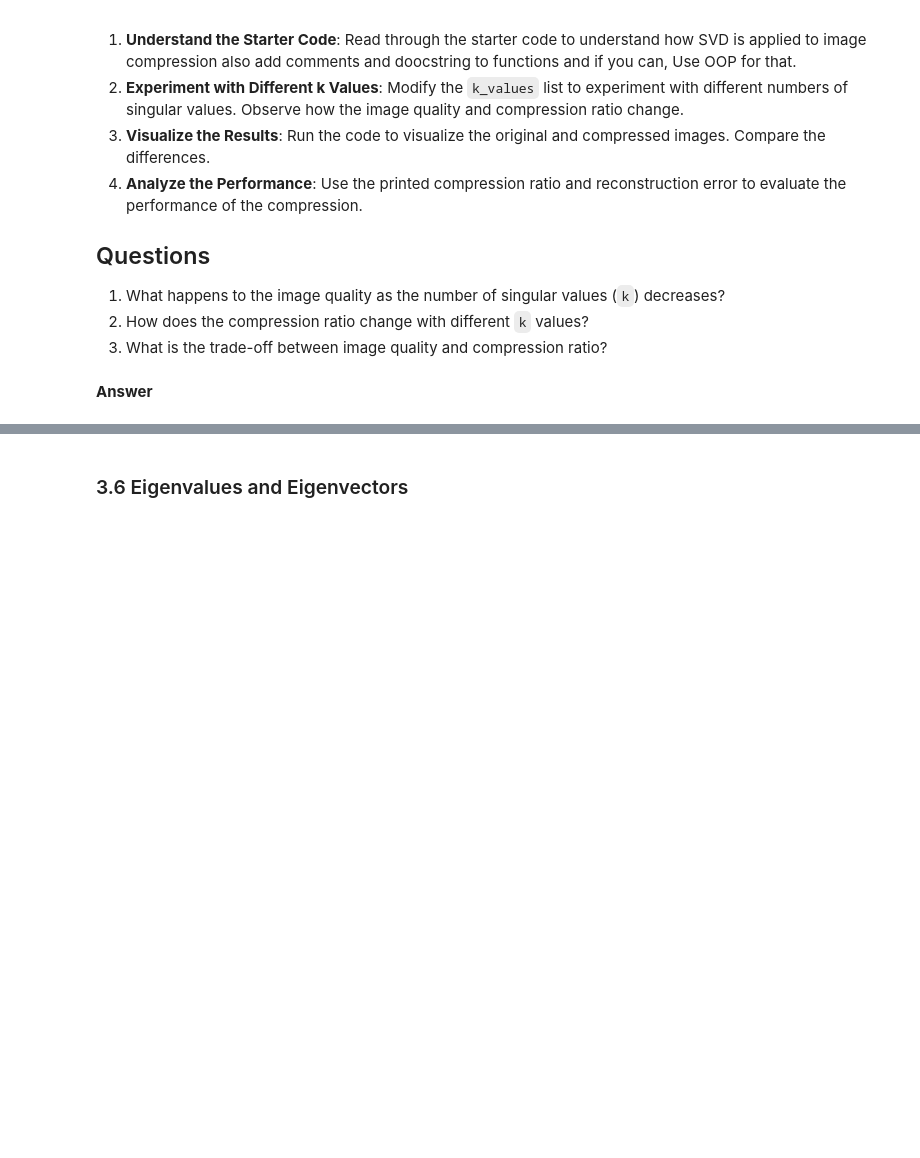
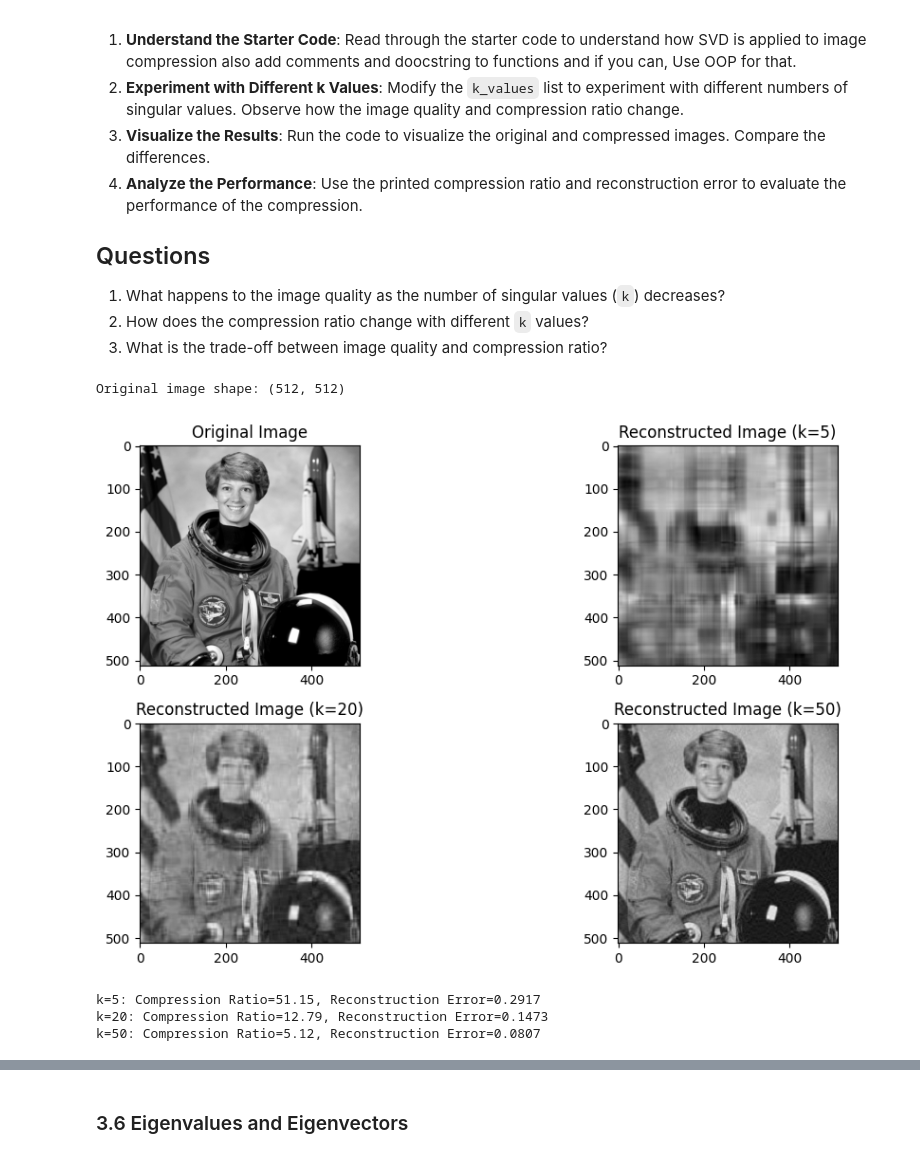
Before and after one commit to SmartEra-Academy/Course-2024-2025-Summer, a Jupyter notebook: Math In Data Analysis/Math_in_AI2.ipynb, the cells around one changed output, grey strips where cells are left out. Saved outputs shown, nothing was run; the diff lists cells and outputs as text; code cells hidden in the pictures; blank space fills up the shorter version.

```diff
--- a/Math In Data Analysis/Math_in_AI2.ipynb
+++ b/Math In Data Analysis/Math_in_AI2.ipynb
@@ -1240,5 +1258,55 @@ for k, reconstructed_image in zip(k_values, reconstructed_images):
 1. What happens to the image quality as the number of singular values (`k`) decreases?
 2. How does the compression ratio change with different `k` values?
 3. What is the trade-off between image quality and compression ratio?
-# %% [markdown]
-**Answer**
+# %%
+import numpy as np
+import matplotlib.pyplot as plt
+from skimage import data
+from skimage.color import rgb2gray
+
+# Step 1: Load an image in grayscale
+image = rgb2gray(data.astronaut())
+print(f"Original image shape: {image.shape}")
+
+# Step 2: Apply SVD
+U, S, Vt = np.linalg.svd(image, full_matrices=False)
+
+# Function to reconstruct image using the first k singular values
+def reconstruct_image(U, S, Vt, k):
+    return np.dot(U[:, :k], np.dot(np.diag(S[:k]), Vt[:k, :]))
+
+# Step 3: Reconstruct the image using a reduced number of singular values
+k_values = [5, 20, 50]  # Experiment with different k values
+reconstructed_images = [reconstruct_image(U, S, Vt, k) for k in k_values]
+
+# Step 4: Compare the original and compressed images
+plt.figure(figsize=(12, 6))
+plt.subplot(2, 2, 1)
+plt.title("Original Image")
+plt.imshow(image, cmap='gray')
+for i, k in enumerate(k_values):
+    plt.subplot(2, 2, i + 2)
+    plt.title(f"Reconstructed Image (k={k})")
+    plt.imshow(reconstructed_images[i], cmap='gray')
+plt.tight_layout()
+plt.show()
+
+# Step 5: Compute compression ratio and reconstruction error
+def compression_ratio(original_shape, k):
+    original_size = np.prod(original_shape)
+    compressed_size = k * (1 + sum(original_shape))
+    return original_size / compressed_size
+
+def reconstruction_error(original, reconstructed):
+    return np.linalg.norm(original - reconstructed) / np.linalg.norm(original)
+
+for k, reconstructed_image in zip(k_values, reconstructed_images):
+    cr = compression_ratio(image.shape, k)
+    re = reconstruction_error(image, reconstructed_image)
+    print(f"k={k}: Compression Ratio={cr:.2f}, Reconstruction Error={re:.4f}")
+# %% [output]
+Original image shape: (512, 512)
+[figure, added]
+k=5: Compression Ratio=51.15, Reconstruction Error=0.2917
+k=20: Compression Ratio=12.79, Reconstruction Error=0.1473
+k=50: Compression Ratio=5.12, Reconstruction Error=0.0807
```
Also changed, not shown: parts of 17 cells of this notebook.
